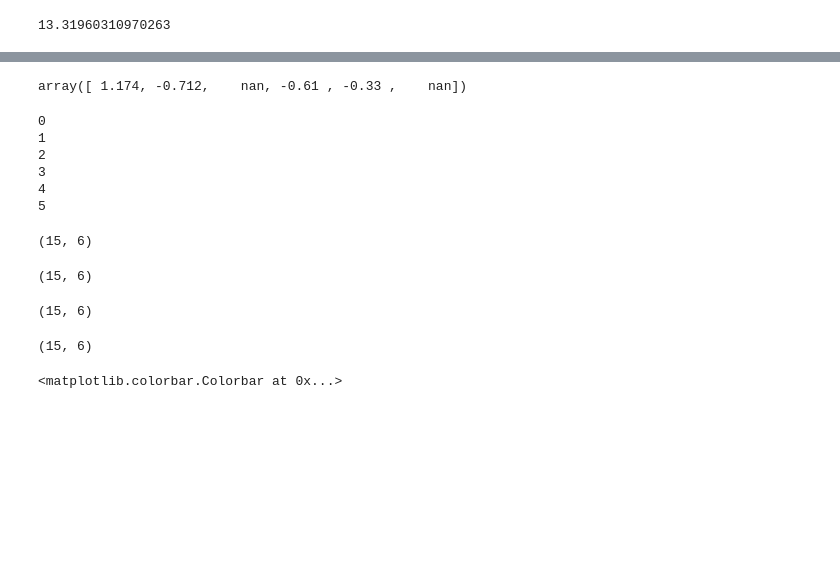
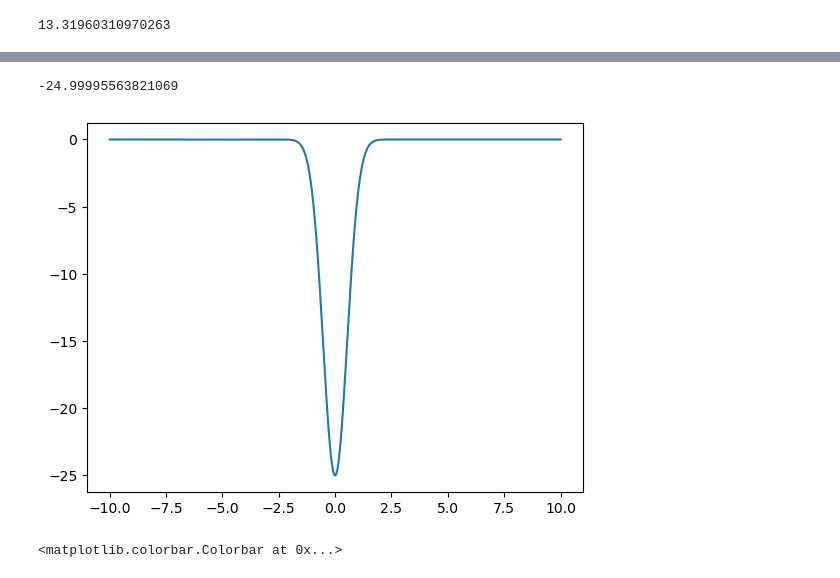
Before and after one commit to mercadde/openmm-napshift, a Jupyter notebook: tutorials/TEST_MULTI_CS.ipynb, the cells around one changed output, grey strips where cells are left out. Cells and saved outputs as stored; diff of their text form; code cells hidden in the pictures; blank space fills up the shorter version.

Commit message:
print forces

```diff
--- a/tutorials/TEST_MULTI_CS.ipynb
+++ b/tutorials/TEST_MULTI_CS.ipynb
@@ -99,4 +99,4 @@ np.linalg.norm(diff)
 p1 = RC_CS-RC_CS
 p2 = CS-RC_CS
 
-#p1=p2
+p1=p2
@@ -107,86 +103,59 @@ p1.shape
-# %%
-np.nanmin(p2, axis=0)
-# %% [output]
-array([ 1.174, -0.712,    nan, -0.61 , -0.33 ,    nan])
-# %%
-x = []
-for i in range(6):
-    print(i)
-    atom_sample = np.random.uniform(low=np.nanmin(p2, axis=0)[0],high=np.nanmax(p2, axis=0)[0], size=CS.shape[0])
-    x.append(atom_sample)
-np.stack(x,axis=1).shape
-# %% [output]
-0
-1
-2
-3
-4
-5
-(15, 6)
-# %%
-p2.shape
-# %% [output]
-(15, 6)
-# %%
-CS.shape
-# %% [output]
-(15, 6)
-# %%
-np.random.normal(size=CS.shape).shape
-# %% [output]
-(15, 6)
 # %%
 K1 = 25
-K2 = 25
-sigma1 = 3
-sigma2 = 3
+K2 = 0
+sigma1 = 100
+sigma2 = 100
 
 ps = np.linspace(-0.5,1.5,10000)
+ps = np.linspace(-10,10,10000)
 r1s = []
 r2s = []
 ys = []
 
 model_errors = [ 1.286, 1.314,  1.187, 0.425, 0.284, 2.566 ]
 
-#for p in ps:
-for _ in range(10000):
+for p in ps:
+#for _ in range(10000):
     #x = (1-p)*p1 + p*p2
-    #x = p1 + p1*p
+    x = p1 + p1*p
     #x = []
     #for i in range(6):
     #    #low = np.nanmin(CS-RC_CS, axis=0)[i]
     #    #high = np.nanmax(CS-RC_CS, axis=0)[i]
     #    #if np.isnan(low): low = 0
     #    #if np.isnan(high): high = 0
     #    atom_sample = np.random.uniform(low=-model_errors[i],high=model_errors[i], size=CS.shape[0])
     #    x.append(atom_sample)
     #x = np.stack(x,axis=1)
-    x = np.random.normal(loc=0, size=CS.shape)
-    x = p2 + x
+    #x = np.random.normal(loc=0, size=CS.shape)
+    #x = p2 + x
 
     r1 = x-p1
     r1 = np.where(np.isnan(r1), 0, r1)
     #r1 = np.where(np.abs(r1)<model_errors,0,r1-model_errors) #np.abs(r1)-model_errors
     r1 = np.sqrt(np.sum(np.square(r1)))
 
     r2 = x-p2
     r2 = np.where(np.isnan(r2), 0, r2)
     #r2 = np.where(np.abs(r2)<model_errors,0,r2-model_errors) #np.abs(r2)-model_errors
     r2 = np.sqrt(np.sum(np.square(r2)))
 
     #print(r1)
     #print(r2)
 
     A = K1*np.exp(-np.square(r1)/sigma1)
     B = K2*np.exp(-np.square(r2)/sigma2)
-    y = -np.log(A + B)
+    y = -(A + B)
 
     ys.append(y)
     r1s.append(r1)
     r2s.append(r2)
 
-#plt.plot(ps, ys)
-#print(np.min(ys))
+plt.plot(ps, ys)
+print(np.min(ys))
+# %% [output]
+-24.99995563821069
+[figure, added]
 # %%
 plt.scatter(r1s,r2s, c=ys)
 plt.colorbar()
```
Also changed, not shown: parts of 1 cell of this notebook, 5 other files.
